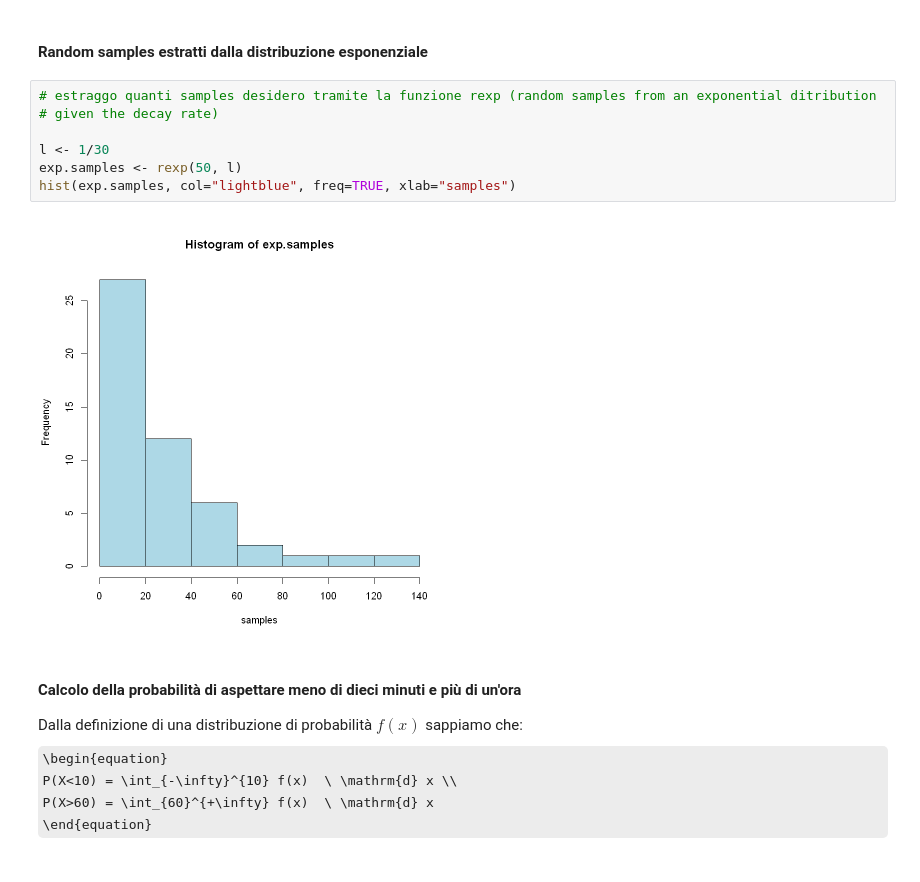
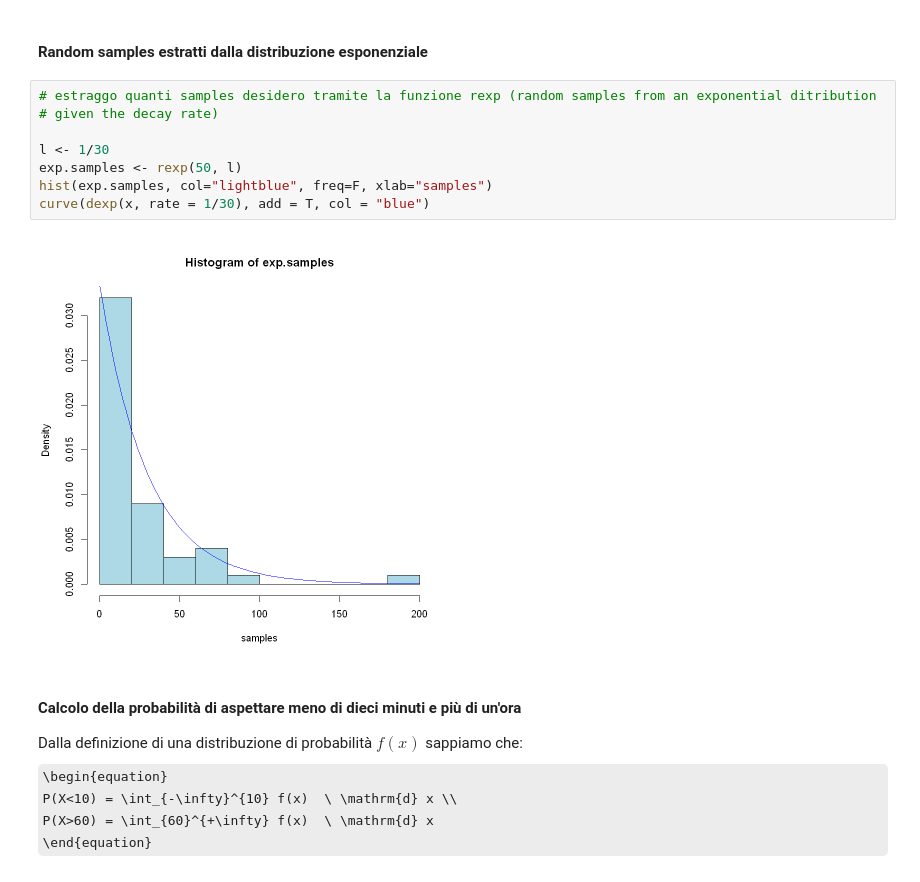
Before and after one commit to samuelelipani/advanced_statistics_of_physical_analysis, a Jupyter notebook: ex2.ipynb, the cells around one changed output. Saved outputs shown, nothing was run; the diff lists cells and outputs as text; some formulas as TeX source.

```diff
--- a/ex2.ipynb
+++ b/ex2.ipynb
@@ -87,12 +76,13 @@ Si chiede di:
 # %%
 # estraggo quanti samples desidero tramite la funzione rexp (random samples from an exponential ditribution
 # given the decay rate)
 
 l <- 1/30
 exp.samples <- rexp(50, l)
-hist(exp.samples, col="lightblue", freq=TRUE, xlab="samples")
+hist(exp.samples, col="lightblue", freq=F, xlab="samples")
+curve(dexp(x, rate = 1/30), add = T, col = "blue")
 # %% [output]
-[figure, old version]
+[figure, new version]
 # %% [markdown]
 #### Calcolo della probabilità di aspettare meno di dieci minuti e più di un'ora
 
```
Also changed, not shown: parts of 25 cells of this notebook.
